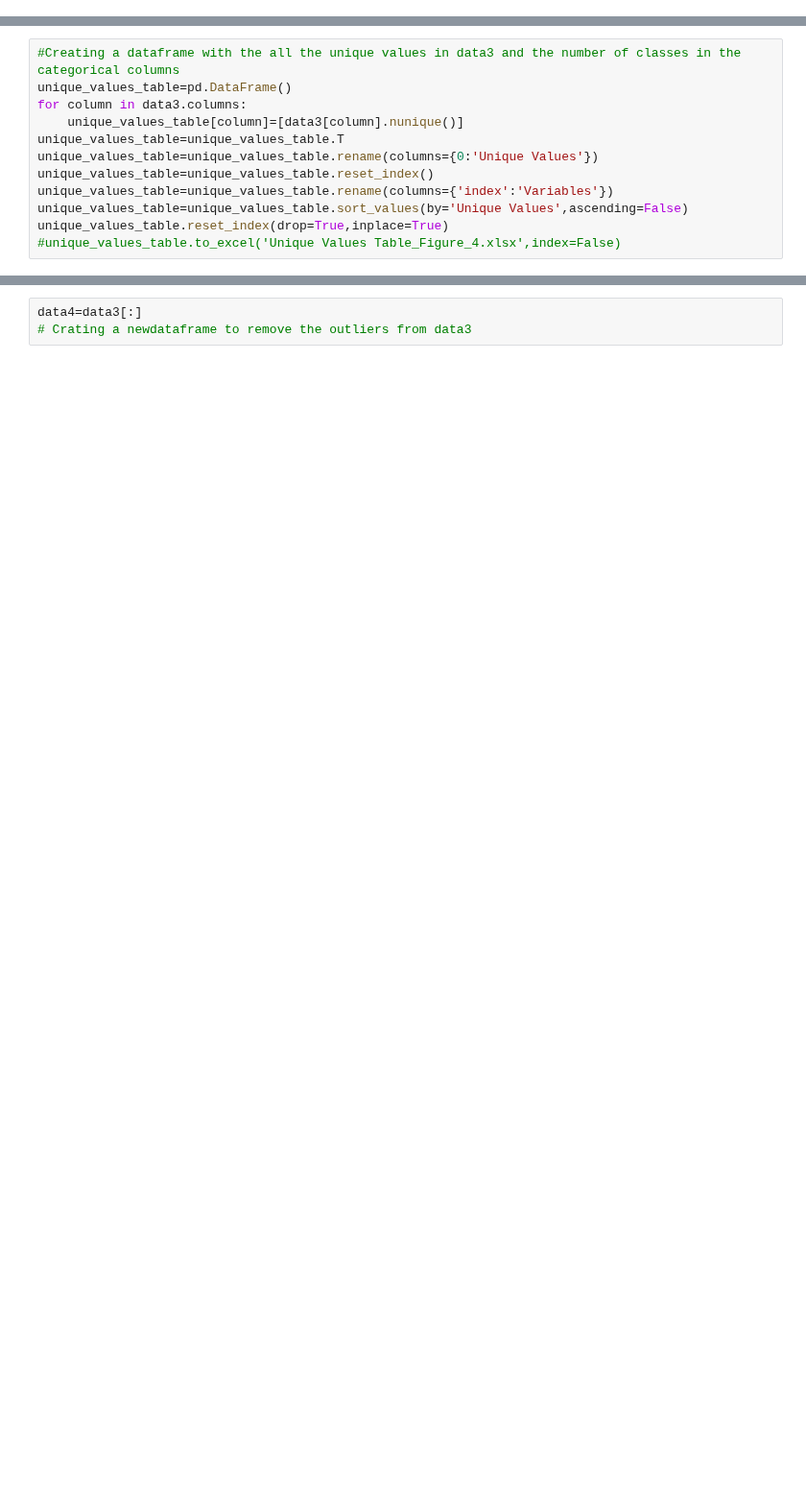
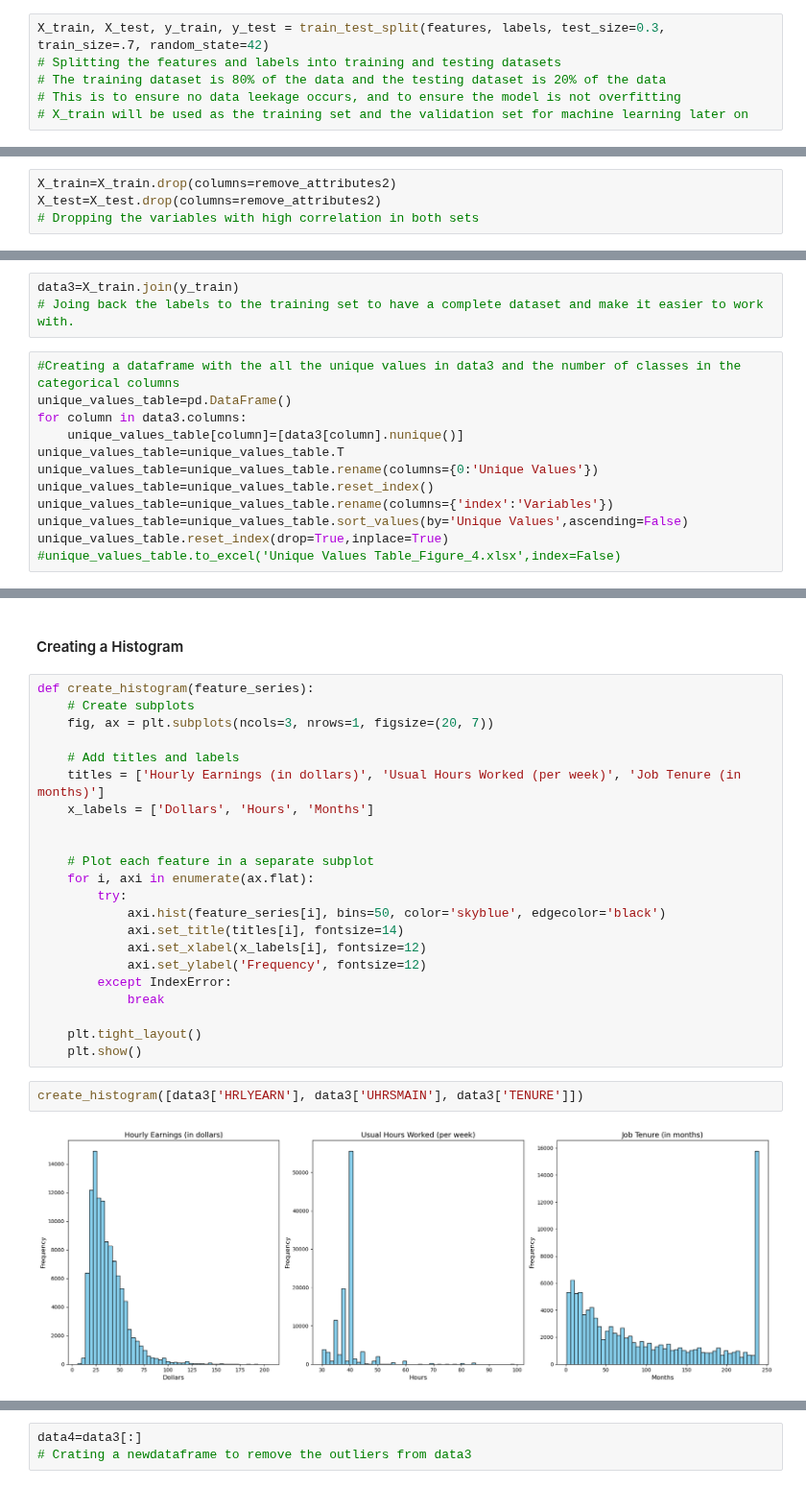
Before and after one commit to harpkang/CIND820_CAPSTONE, a Jupyter notebook: Code/kang_harpreet_code_cind820.ipynb, the cells around one changed output, grey strips where cells are left out. Shown at 96% size. Saved outputs shown, nothing was run; the diff lists cells and outputs as text; blank space fills up the shorter version.

```diff
--- a/Code/kang_harpreet_code_cind820.ipynb
+++ b/Code/kang_harpreet_code_cind820.ipynb
@@ -674,0 +552,6 @@ outliers_TENURE = data3[(data3['TENURE'] < (Q1_TENURE - 1.5 * IQR_TENURE)) | (da
+# %%
+X_train, X_test, y_train, y_test = train_test_split(features, labels, test_size=0.3, train_size=.7, random_state=42)
+# Splitting the features and labels into training and testing datasets
+# The training dataset is 80% of the data and the testing dataset is 20% of the data
+# This is to ensure no data leekage occurs, and to ensure the model is not overfitting
+# X_train will be used as the training set and the validation set for machine learning later on
@@ -674,0 +586,4 @@ outliers_TENURE = data3[(data3['TENURE'] < (Q1_TENURE - 1.5 * IQR_TENURE)) | (da
+# %%
+X_train=X_train.drop(columns=remove_attributes2)
+X_test=X_test.drop(columns=remove_attributes2)
+# Dropping the variables with high correlation in both sets
@@ -675,3 +605,6 @@ outliers_TENURE = data3[(data3['TENURE'] < (Q1_TENURE - 1.5 * IQR_TENURE)) | (da
+# %%
+data3=X_train.join(y_train)
+# Joing back the labels to the training set to have a complete dataset and make it easier to work with.
 # %%
 #Creating a dataframe with the all the unique values in data3 and the number of classes in the categorical columns
 unique_values_table=pd.DataFrame()
@@ -686,0 +622,28 @@ unique_values_table.reset_index(drop=True,inplace=True)
+# %% [markdown]
+#### Creating a Histogram
+# %%
+def create_histogram(feature_series):
+    # Create subplots
+    fig, ax = plt.subplots(ncols=3, nrows=1, figsize=(20, 7))
+
+    # Add titles and labels
+    titles = ['Hourly Earnings (in dollars)', 'Usual Hours Worked (per week)', 'Job Tenure (in months)']
+    x_labels = ['Dollars', 'Hours', 'Months']
+
+
+    # Plot each feature in a separate subplot
+    for i, axi in enumerate(ax.flat):
+        try:
+            axi.hist(feature_series[i], bins=50, color='skyblue', edgecolor='black')
+            axi.set_title(titles[i], fontsize=14)
+            axi.set_xlabel(x_labels[i], fontsize=12)
+            axi.set_ylabel('Frequency', fontsize=12)
+        except IndexError:
+            break
+
+    plt.tight_layout()
+    plt.show()
+# %%
+create_histogram([data3['HRLYEARN'], data3['UHRSMAIN'], data3['TENURE']])
+# %% [output]
+[figure, added]
```
Also changed, not shown: parts of 118 cells of this notebook, 16 other files.
